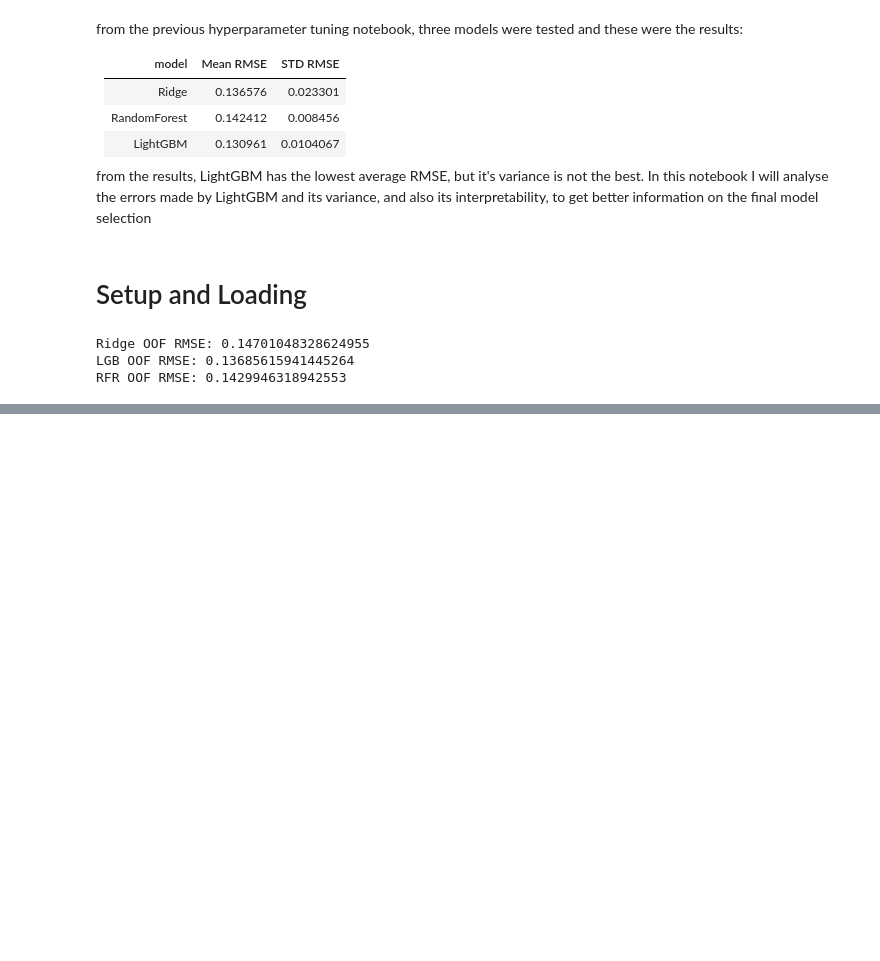
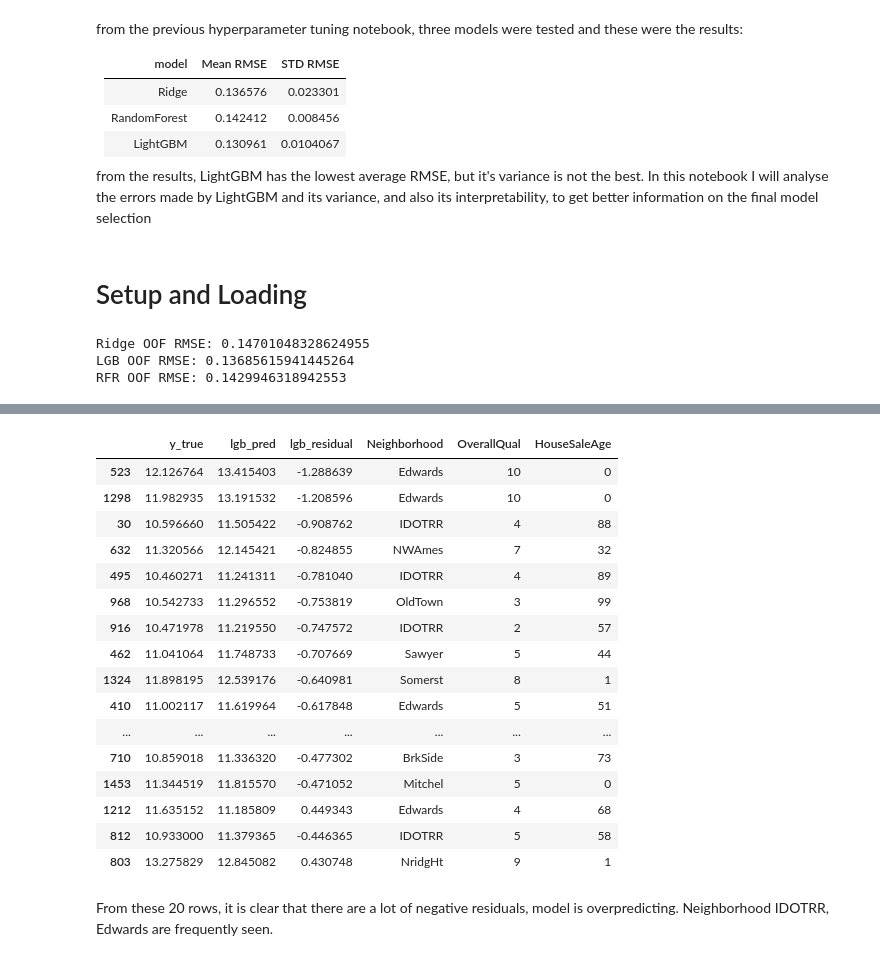
Before and after one commit to jakelis/Kaggle_House_Prices, a Jupyter notebook: notebooks/06_error_analysis.ipynb, the cells around one changed output, grey strips where cells are left out. Saved outputs shown, nothing was run; the diff lists cells and outputs as text; code cells hidden in the pictures; blank space fills up the shorter version.

```diff
--- a/notebooks/06_error_analysis.ipynb
+++ b/notebooks/06_error_analysis.ipynb
@@ -56,0 +200,30 @@ RFR OOF RMSE: 0.1429946318942553
+# %%
+# Worst 5% cases of LGB
+
+n = int(len(analysis_df) * 0.05)
+analysis_df['lgb_abs_error'] = analysis_df['lgb_residual'].abs()
+worst_cases = analysis_df.sort_values('lgb_abs_error', ascending= False).head(n)
+
+cols_for_inspect = ['y_true', 'lgb_pred', 'lgb_residual','Neighborhood','OverallQual','HouseSaleAge']
+display_cols = [col for col in cols_for_inspect if col in worst_cases.columns]
+worst_cases[display_cols].head(20)
+# %% [output]
+|  | y_true | lgb_pred | lgb_residual | Neighborhood | OverallQual | HouseSaleAge |
+| 523 | 12.126764 | 13.415403 | -1.288639 | Edwards | 10 | 0 |
+| 1298 | 11.982935 | 13.191532 | -1.208596 | Edwards | 10 | 0 |
+| 30 | 10.596660 | 11.505422 | -0.908762 | IDOTRR | 4 | 88 |
+| 632 | 11.320566 | 12.145421 | -0.824855 | NWAmes | 7 | 32 |
+| 495 | 10.460271 | 11.241311 | -0.781040 | IDOTRR | 4 | 89 |
+| 968 | 10.542733 | 11.296552 | -0.753819 | OldTown | 3 | 99 |
+| 916 | 10.471978 | 11.219550 | -0.747572 | IDOTRR | 2 | 57 |
+| 462 | 11.041064 | 11.748733 | -0.707669 | Sawyer | 5 | 44 |
+| 1324 | 11.898195 | 12.539176 | -0.640981 | Somerst | 8 | 1 |
+| 410 | 11.002117 | 11.619964 | -0.617848 | Edwards | 5 | 51 |
+| ... | ... | ... | ... | ... | ... | ... |
+| 710 | 10.859018 | 11.336320 | -0.477302 | BrkSide | 3 | 73 |
+| 1453 | 11.344519 | 11.815570 | -0.471052 | Mitchel | 5 | 0 |
+| 1212 | 11.635152 | 11.185809 | 0.449343 | Edwards | 4 | 68 |
+| 812 | 10.933000 | 11.379365 | -0.446365 | IDOTRR | 5 | 58 |
+| 803 | 13.275829 | 12.845082 | 0.430748 | NridgHt | 9 | 1 |
+# %% [markdown]
+From these 20 rows, it is clear that there are a lot of negative residuals, model is overpredicting. Neighborhood IDOTRR, Edwards are frequently seen.
```
Also changed, not shown: parts of 13 cells of this notebook.
